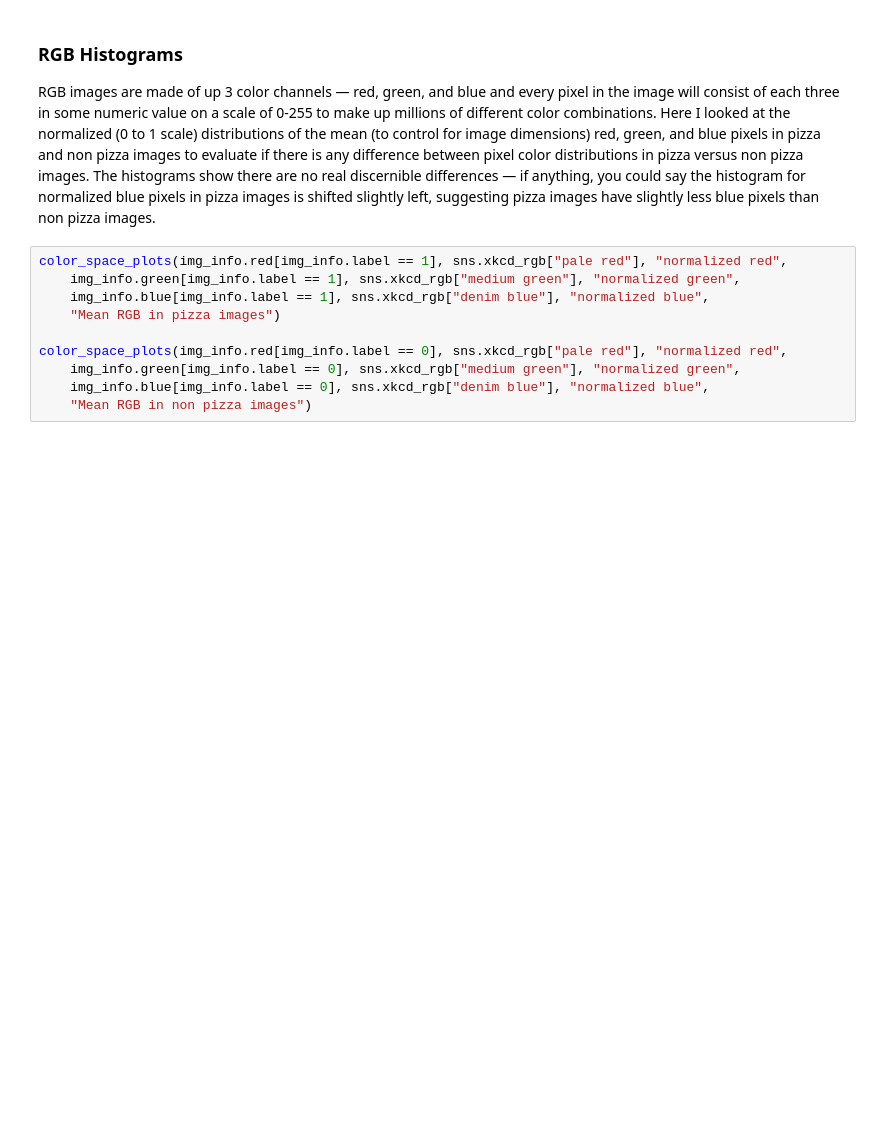
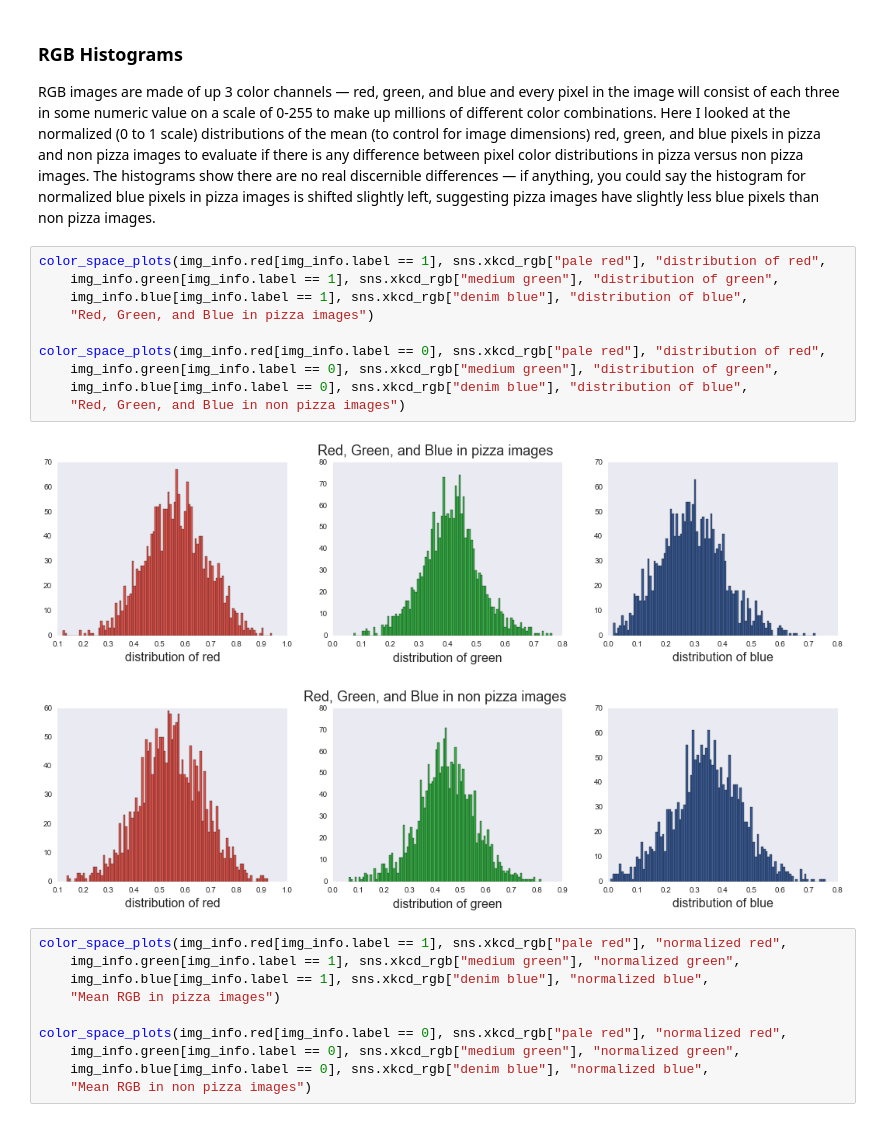
Before and after one commit to vnessified/DSI-SF-2-vnessified, a Jupyter notebook: capstone/pizza_detector/technical_report.ipynb, the cells around one changed output. Drawn from its saved outputs; the diff is of its cells as text; blank space fills up the shorter version.

```diff
--- a/capstone/pizza_detector/technical_report.ipynb
+++ b/capstone/pizza_detector/technical_report.ipynb
@@ -96,6 +98,19 @@ img_info['total_px'].sum()
 ### RGB Histograms
 
 RGB images are made of up 3 color channels — red, green, and blue and every pixel in the image will consist of each three in some numeric value on a scale of 0-255 to make up millions of different color combinations. Here I looked at the normalized (0 to 1 scale) distributions of the mean (to control for image dimensions) red, green, and blue pixels in pizza and non pizza images to evaluate if there is any difference between pixel color distributions in pizza versus non pizza images. The histograms show there are no real discernible differences — if anything, you could say the histogram for normalized blue pixels in pizza images is shifted slightly left, suggesting pizza images have slightly less blue pixels than non pizza images.
+# %%
+color_space_plots(img_info.red[img_info.label == 1], sns.xkcd_rgb["pale red"], "distribution of red",
+    img_info.green[img_info.label == 1], sns.xkcd_rgb["medium green"], "distribution of green",
+    img_info.blue[img_info.label == 1], sns.xkcd_rgb["denim blue"], "distribution of blue",
+    "Red, Green, and Blue in pizza images")
+
+color_space_plots(img_info.red[img_info.label == 0], sns.xkcd_rgb["pale red"], "distribution of red",
+    img_info.green[img_info.label == 0], sns.xkcd_rgb["medium green"], "distribution of green",
+    img_info.blue[img_info.label == 0], sns.xkcd_rgb["denim blue"], "distribution of blue",
+    "Red, Green, and Blue in non pizza images")
+# %% [output]
+[figure, added]
+[figure, added]
 # %%
 color_space_plots(img_info.red[img_info.label == 1], sns.xkcd_rgb["pale red"], "normalized red",
     img_info.green[img_info.label == 1], sns.xkcd_rgb["medium green"], "normalized green",
```
Also changed, not shown: parts of 11 cells of this notebook, 12 other files.
